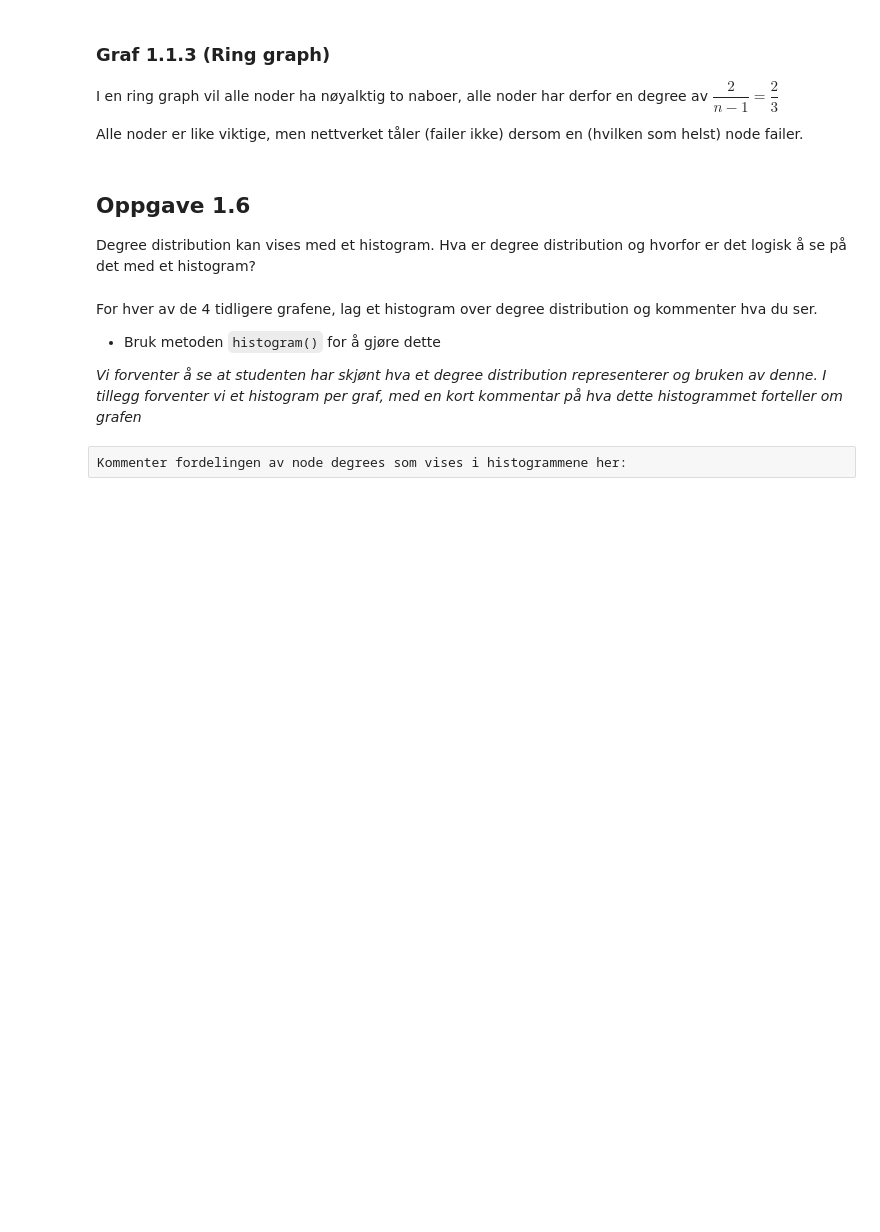
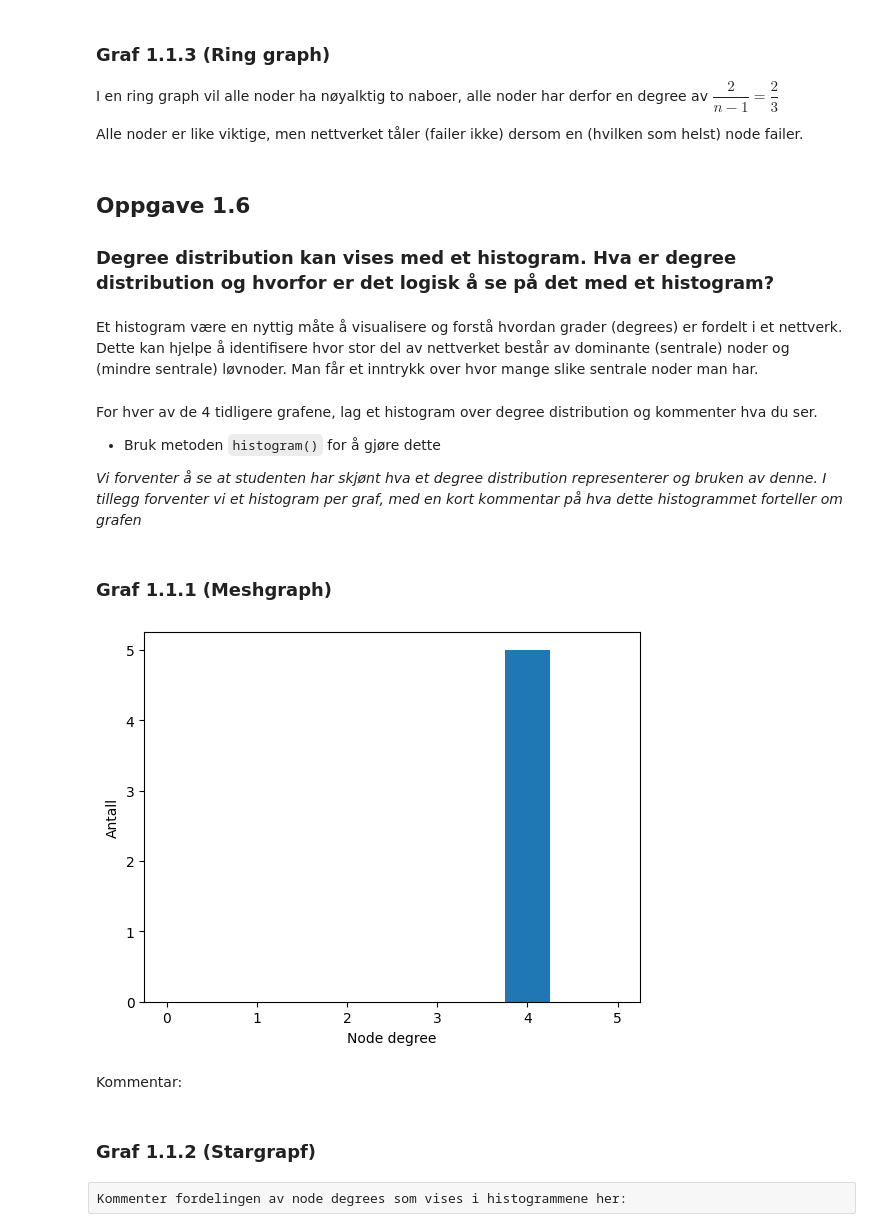
Before and after one commit to GjermundBrovold/Sikkerhet_og_Robuste_IKT_systemer_oving2, a Jupyter notebook: exercise2.ipynb, the cells around one changed output. Cells and saved outputs as stored; diff of their text form; code cells hidden in the pictures; blank space fills up the shorter version.

```diff
--- a/exercise2.ipynb
+++ b/exercise2.ipynb
@@ -213,7 +213,9 @@ I en ring graph vil alle noder ha nøyalktig to naboer, alle noder har derfor en
 Alle noder er like viktige, men nettverket tåler (failer ikke) dersom en (hvilken som helst) node failer.
 # %% [markdown]
 ## Oppgave 1.6
-Degree distribution kan vises med et histogram. Hva er degree distribution og hvorfor er det logisk å se på det med et histogram?
+### Degree distribution kan vises med et histogram. Hva er degree distribution og hvorfor er det logisk å se på det med et histogram?
+# %% [markdown]
+Et histogram være en nyttig måte å visualisere og forstå hvordan grader (degrees) er fordelt i et nettverk. Dette kan hjelpe å identifisere hvor stor del av nettverket består av dominante (sentrale) noder og (mindre sentrale) løvnoder. Man får et inntrykk over hvor mange slike sentrale noder man har.
 # %% [markdown]
 For hver av de 4 tidligere grafene, lag et histogram over degree distribution og kommenter hva du ser.
 
@@ -225,3 +225,13 @@ For hver av de 4 tidligere grafene, lag et histogram over degree distribution og
+# %% [markdown]
+### Graf 1.1.1 (Meshgraph)
+# %%
+meshGraph.histogram();
+# %% [output]
+[figure, added]
+# %% [markdown]
+Kommentar:
+# %% [markdown]
+### Graf 1.1.2 (Stargrapf)
 # %% [raw]
 Kommenter fordelingen av node degrees som vises i histogrammene her:
 # %% [markdown]
```
Also changed, not shown: parts of 2 cells of this notebook.
